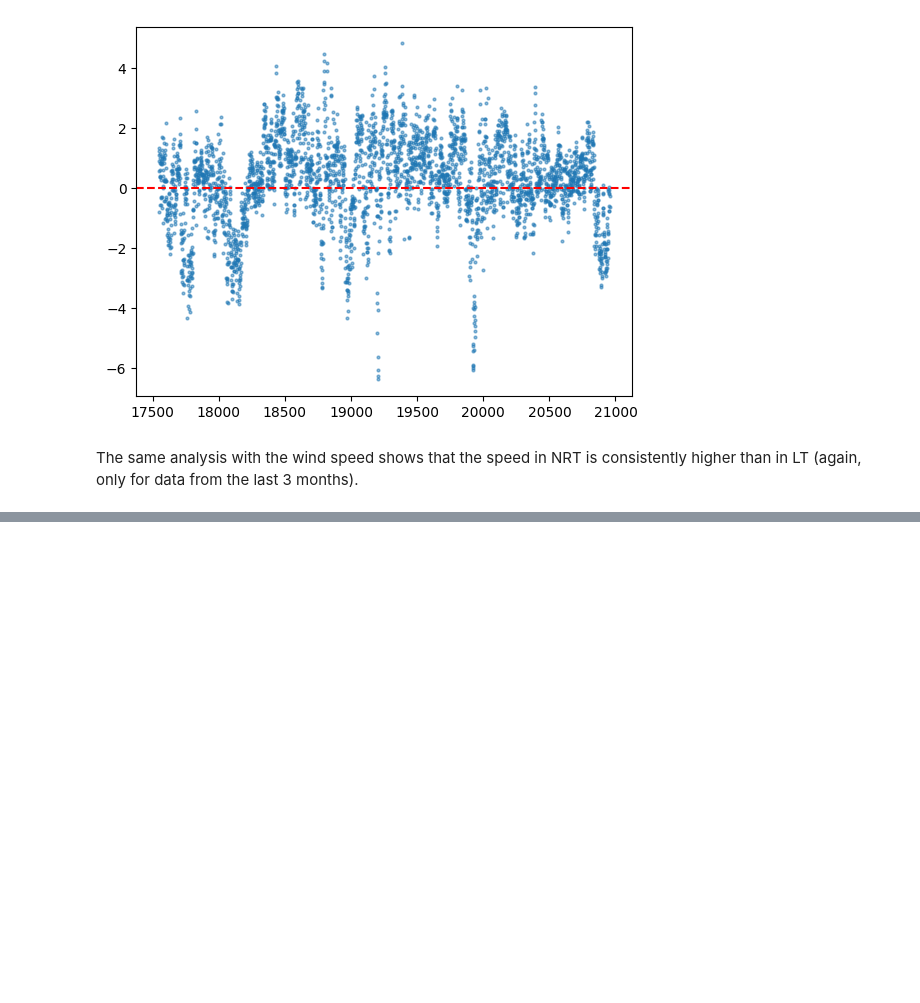
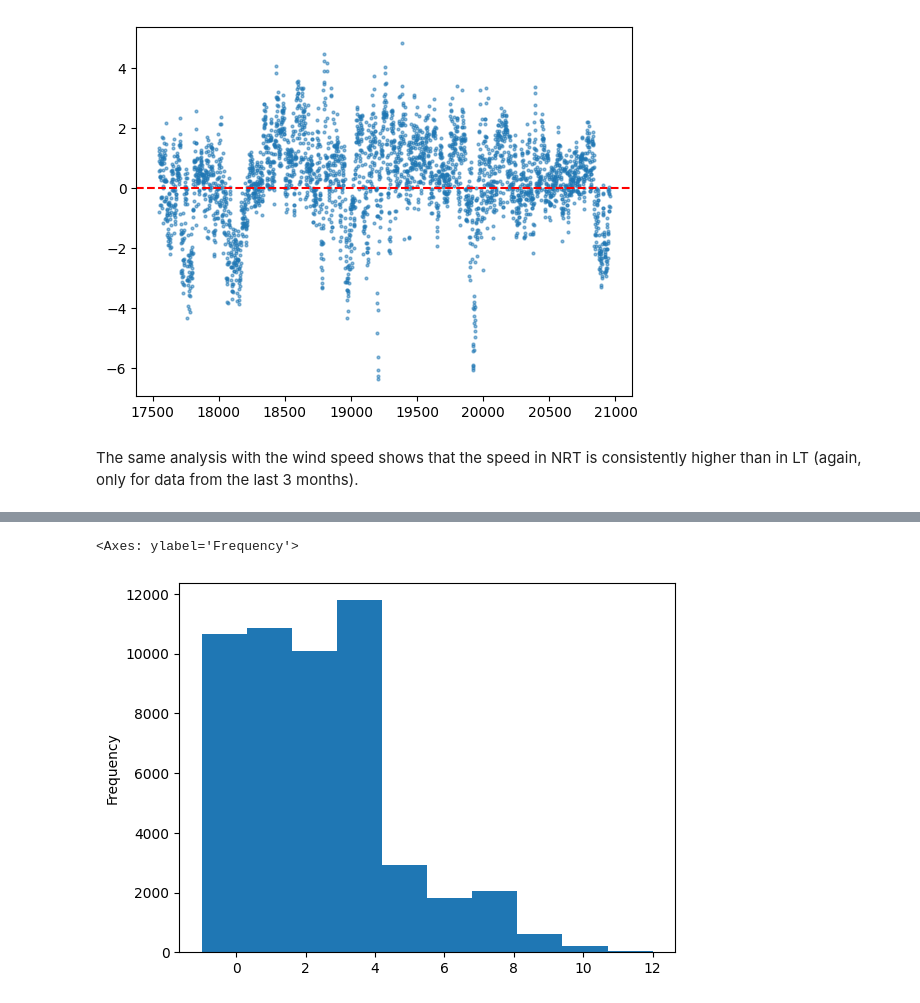
Before and after one commit to ferazuza/aspred, a Jupyter notebook: notebooks/winds.ipynb, the cells around one changed output, grey strips where cells are left out. Saved outputs shown, nothing was run; the diff lists cells and outputs as text; code cells hidden in the pictures; blank space fills up the shorter version.

```diff
--- a/notebooks/winds.ipynb
+++ b/notebooks/winds.ipynb
@@ -275,0 +277,4 @@ The same analysis with the wind speed shows that the speed in NRT is consistentl
+# %%
+path = "../data/carlsberg.weather.data/janjun96.met"
+
+df_cmt = pd.read_csv(path, sep='\s+', header=None, names=["year", "month", "day", "hour", "minute", "second", "pressure", "temperature", "wind_speed", "wind_direction", "humidity", "interior_temperature", "acceptance"])
@@ -275,0 +362,2 @@ The same analysis with the wind speed shows that the speed in NRT is consistentl
+# %%
+df_cmt = cmt_data()
@@ -275,0 +380,5 @@ The same analysis with the wind speed shows that the speed in NRT is consistentl
+# %%
+df_cmt["wind_speed"].plot.hist(bins=10)
+# %% [output]
+<Axes: ylabel='Frequency'>
+[figure, added]
```
Also changed, not shown: parts of 14 cells of this notebook, 1 other file.
